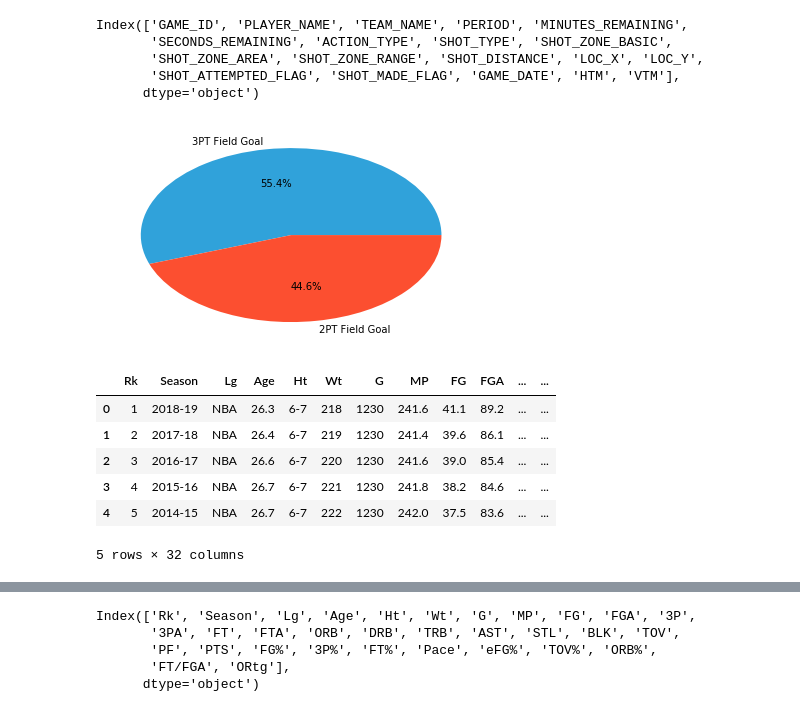
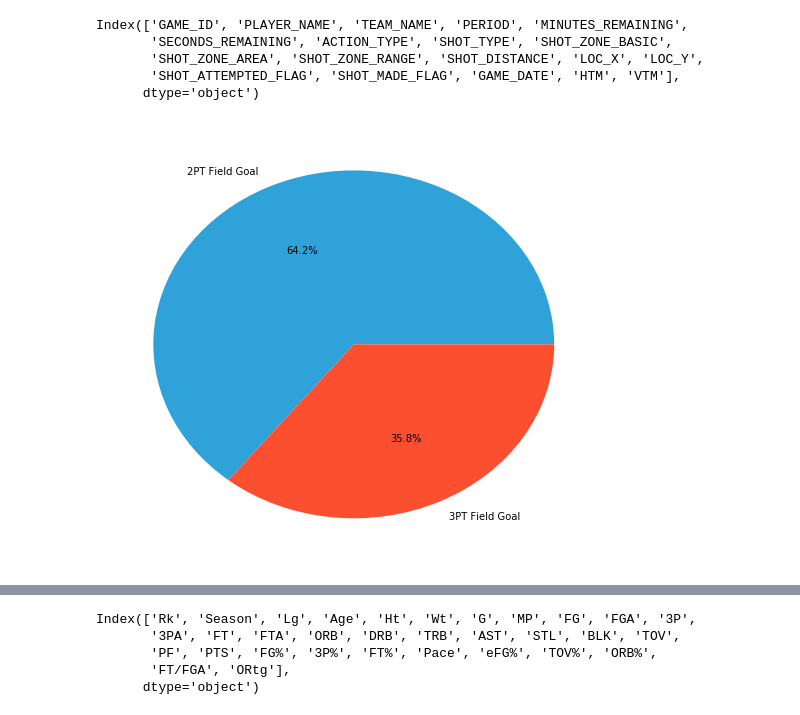
Before and after one commit to oerdal/cse163NBA, a Jupyter notebook: Shot Data Viz.ipynb, the cells around one changed output, grey strips where cells are left out. Saved outputs shown, nothing was run; the diff lists cells and outputs as text; code cells hidden in the pictures.

```diff
--- a/Shot Data Viz.ipynb
+++ b/Shot Data Viz.ipynb
@@ -17,4 +17,4 @@ five_thirty_eight = [
 
 sns.set_palette(five_thirty_eight)
 # %%
-df = pd.read_csv('./shots/shot_data.csv')
+df = pd.read_csv('./shots/current_year_shot_data.csv')
@@ -51,18 +41,8 @@ Index(['GAME_ID', 'PLAYER_NAME', 'TEAM_NAME', 'PERIOD', 'MINUTES_REMAINING',
 # %%
 def proportion_of_twos_versus_threes(data):
     grouped_shots = data.groupby("SHOT_TYPE")['SHOT_TYPE']
+    plt.figure(figsize=(8,8))
     plt.pie(grouped_shots.count(), labels=data.SHOT_TYPE.unique(), autopct='%1.1f%%')
 proportion_of_twos_versus_threes(relevant_data)
 # %% [output]
-[figure, old version]
+[figure, new version]
-# %%
-league_data = pd.read_csv('./data/league_averages.csv')
-league_data.head()
-# %% [output]
-|  | Rk | Season | Lg | Age | Ht | Wt | G | MP | FG | FGA | ... | ... |
-| 0 | 1 | 2018-19 | NBA | 26.3 | 6-7 | 218 | 1230 | 241.6 | 41.1 | 89.2 | ... | ... |
-| 1 | 2 | 2017-18 | NBA | 26.4 | 6-7 | 219 | 1230 | 241.4 | 39.6 | 86.1 | ... | ... |
-| 2 | 3 | 2016-17 | NBA | 26.6 | 6-7 | 220 | 1230 | 241.6 | 39.0 | 85.4 | ... | ... |
-| 3 | 4 | 2015-16 | NBA | 26.7 | 6-7 | 221 | 1230 | 241.8 | 38.2 | 84.6 | ... | ... |
-| 4 | 5 | 2014-15 | NBA | 26.7 | 6-7 | 222 | 1230 | 242.0 | 37.5 | 83.6 | ... | ... |
-5 rows × 32 columns
```
Also changed, not shown: parts of 10 cells of this notebook, 32 other files.
